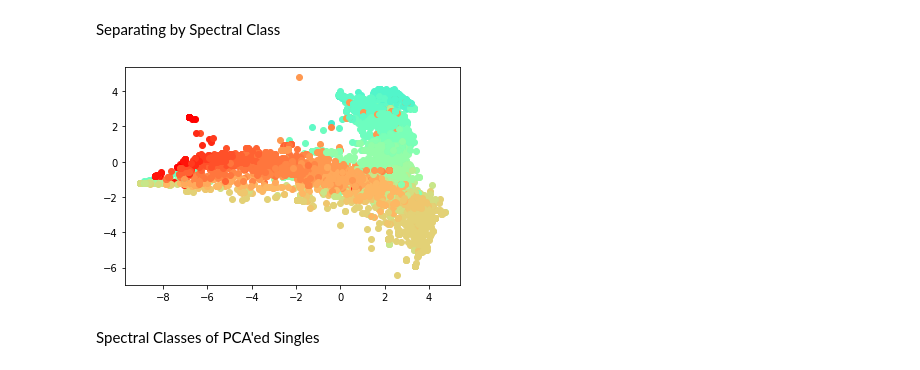
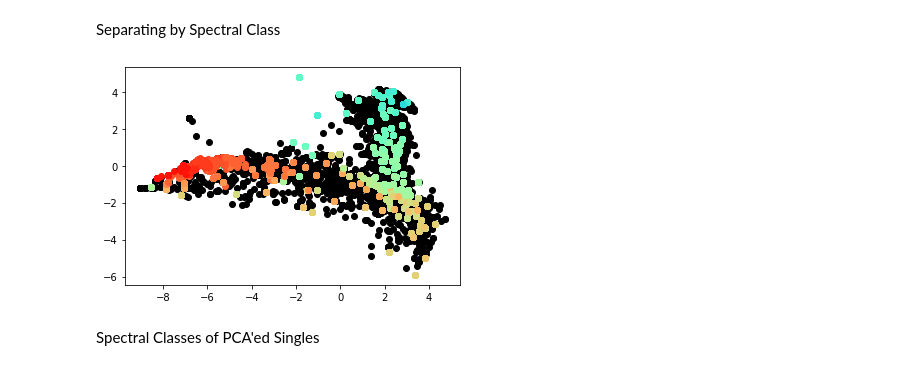
Before and after one commit to lukemcdermottt/Star-Lab, a Jupyter notebook: Phys-PCA.ipynb, the cells around one changed output. Drawn from its saved outputs; the diff is of its cells as text; code cells hidden in the pictures.

```diff
--- a/Phys-PCA.ipynb
+++ b/Phys-PCA.ipynb
@@ -200,11 +234,11 @@ PCA shape: (81248, 2)
 # %% [markdown]
 Separating by Binary / Single
 # %%
-for i in range(len(over_df_p) // 10):
+for i in range(len(over_df_p) // 100):
     if i*10 < 436 * 90:
         #binary
-        plt.scatter(over_df_p[i*10][0], over_df_p[i*10][1], color = 'black')
+        plt.scatter(over_df_p[i*100][0], over_df_p[i*100][1], color = 'black')
     else:
         #single
-        plt.scatter(over_df_p[i*10][0], over_df_p[i*10][1], color = 'red')
+        plt.scatter(over_df_p[i*100][0], over_df_p[i*100][1], color = 'red')
 # %% [output]
@@ -220,10 +255,13 @@ print(over_classes[0])
 Separating by Spectral Class
 # %%
 colors = plt.cm.rainbow(np.linspace(0, 1, 40))
-for i in range(len(over_df_p) // 10):
-    plt.scatter(over_df_p[i*5][0], over_df_p[i*5][1], color = colors[int(over_classes[i*5])])
+for i in range(len(over_df_p) // 100):
+    if i * 100 < 436 * 90:
+        plt.scatter(over_df_p[i*100][0], over_df_p[i*100][1], color = 'black')
+    else:
+        plt.scatter(over_df_p[i*100][0], over_df_p[i*100][1], color = colors[int(over_classes[i*100])])
 # %% [output]
-[figure, old version]
+[figure, new version]
 # %% [markdown]
 Spectral Classes of PCA'ed Singles
 # %%
```
Also changed, not shown: parts of 8 cells of this notebook, 5 other files.
